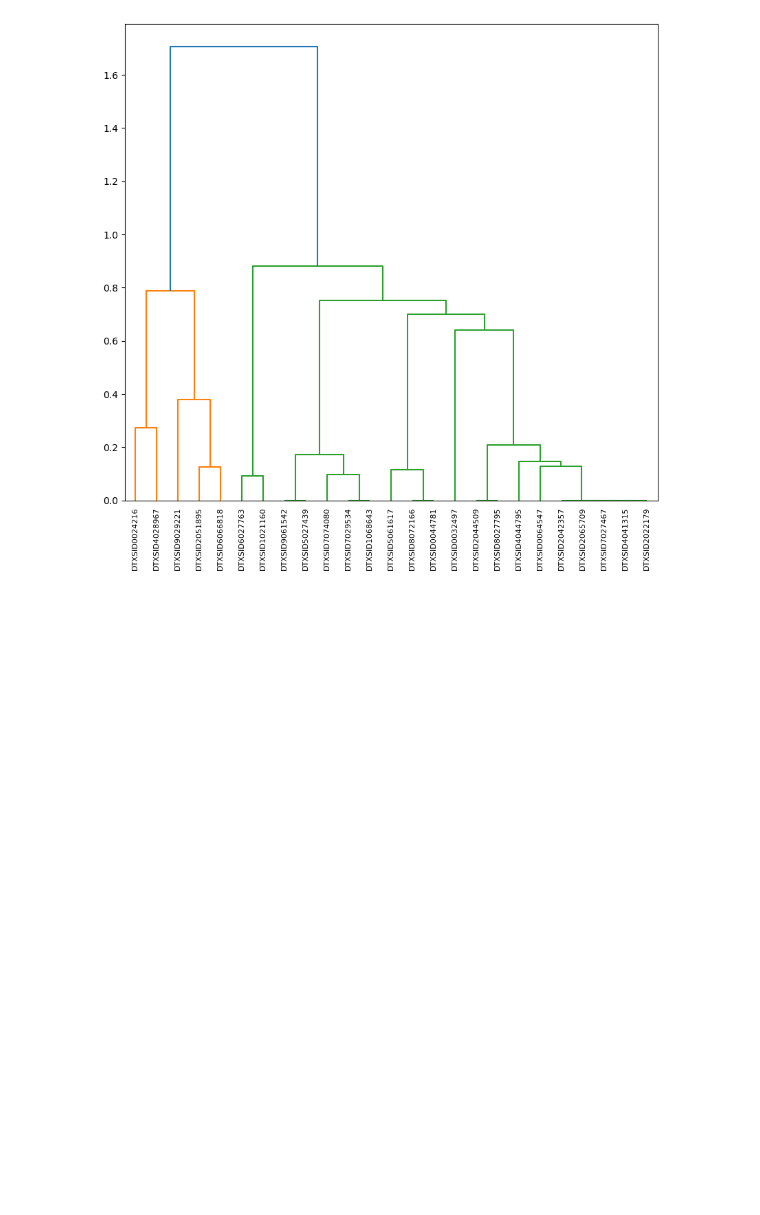
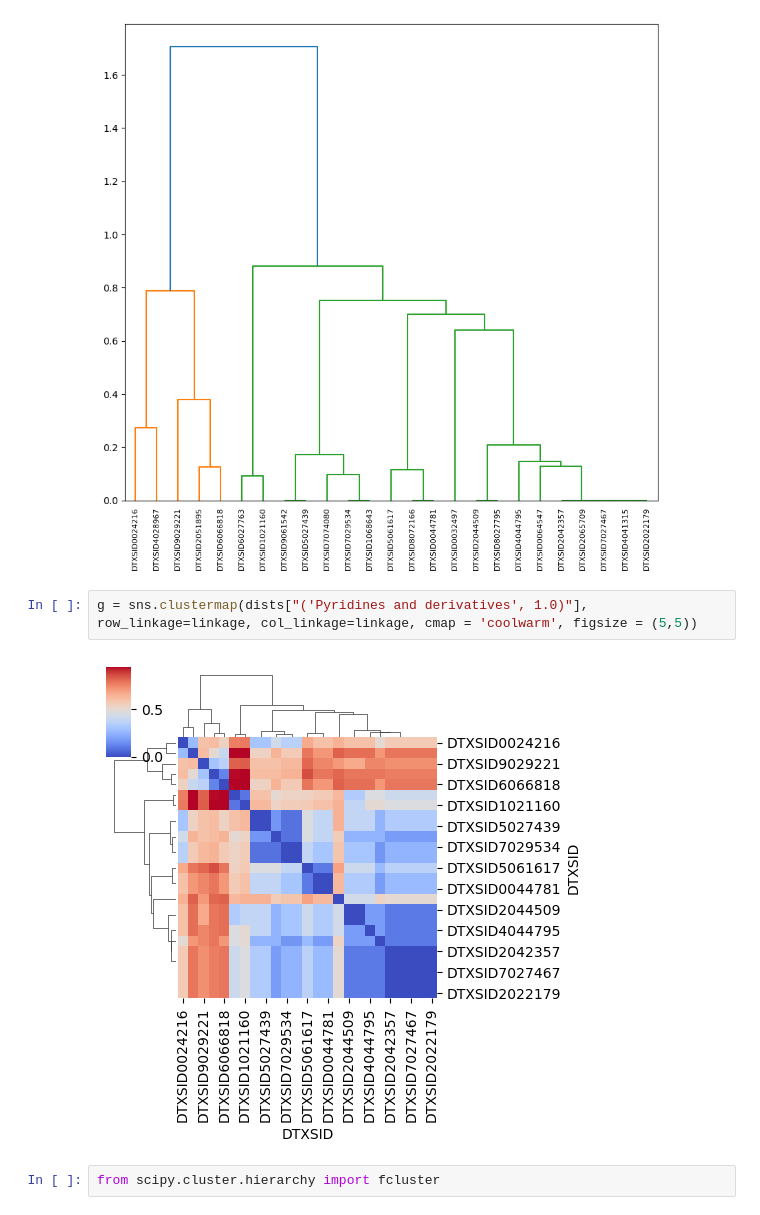
Before and after one commit to patlewig/tsca_categories, a Jupyter notebook: notebooks/22_Toolbox.ipynb, the cells around one changed output. Drawn from its saved outputs; the diff is of its cells as text; blank space fills up the shorter version.

```diff
--- a/notebooks/22_Toolbox.ipynb
+++ b/notebooks/22_Toolbox.ipynb
@@ -313,3 +293,9 @@ dendrogram(
 plt.show()
 # %% [output]
 [figure]
+# %%
+g = sns.clustermap(dists["('Pyridines and derivatives', 1.0)"], row_linkage=linkage, col_linkage=linkage, cmap = 'coolwarm', figsize = (5,5))
+# %% [output]
+[figure, added]
+# %%
+from scipy.cluster.hierarchy import fcluster
```
Also changed, not shown: parts of 22 cells of this notebook.
